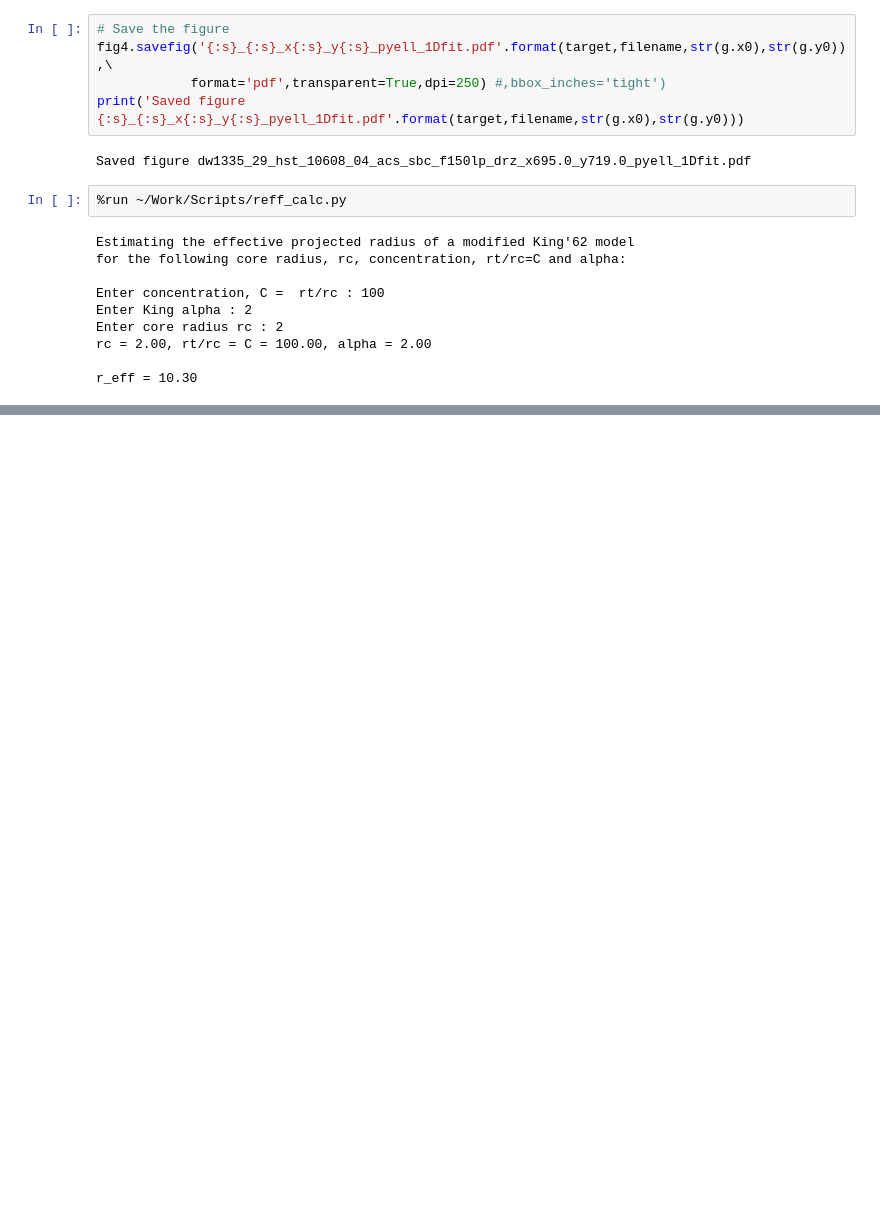
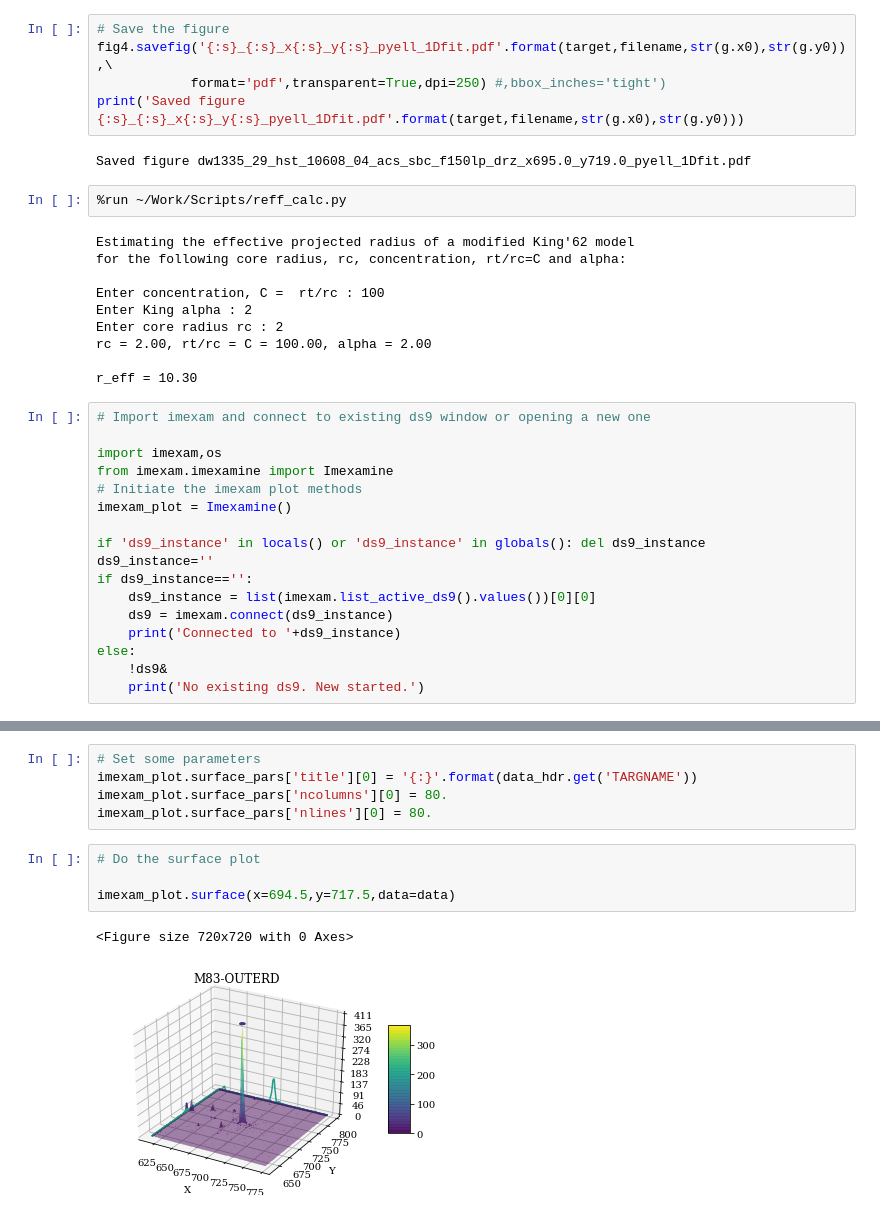
Before and after one commit to iskren-y-g/SB, a Jupyter notebook: SB.ipynb, the cells around one changed output, grey strips where cells are left out. Cells and saved outputs as stored; diff of their text form; blank space fills up the shorter version.

```diff
--- a/SB.ipynb
+++ b/SB.ipynb
@@ -535,3 +534,20 @@ Enter core radius rc : 2
 rc = 2.00, rt/rc = C = 100.00, alpha = 2.00
 
 r_eff = 10.30
+# %%
+# Import imexam and connect to existing ds9 window or opening a new one
+
+import imexam,os
+from imexam.imexamine import Imexamine
+# Initiate the imexam plot methods
+imexam_plot = Imexamine()
+
+if 'ds9_instance' in locals() or 'ds9_instance' in globals(): del ds9_instance
+ds9_instance=''
+if ds9_instance=='':
+    ds9_instance = list(imexam.list_active_ds9().values())[0][0]
+    ds9 = imexam.connect(ds9_instance)
+    print('Connected to '+ds9_instance)
+else:
+    !ds9&
+    print('No existing ds9. New started.')
@@ -537,0 +574,12 @@ r_eff = 10.30
+# %%
+# Set some parameters
+imexam_plot.surface_pars['title'][0] = '{:}'.format(data_hdr.get('TARGNAME'))
+imexam_plot.surface_pars['ncolumns'][0] = 80.
+imexam_plot.surface_pars['nlines'][0] = 80.
+# %%
+# Do the surface plot
+
+imexam_plot.surface(x=694.5,y=717.5,data=data)
+# %% [output]
+<Figure size 720x720 with 0 Axes>
+[figure, added]
```
Also changed, not shown: parts of 7 cells of this notebook.
